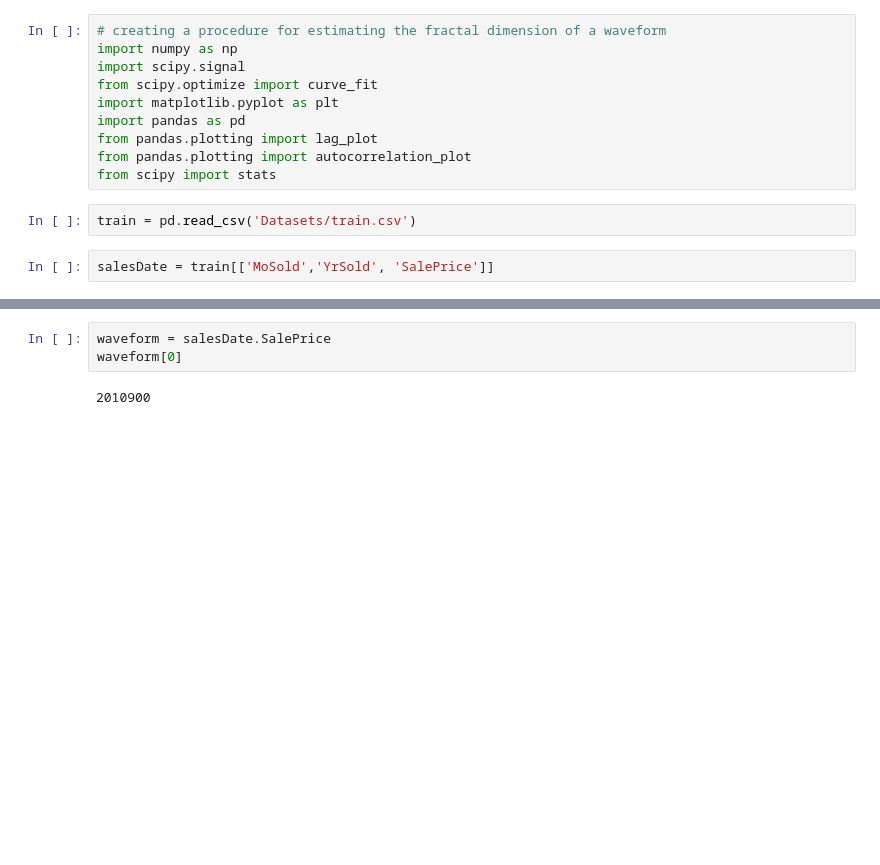
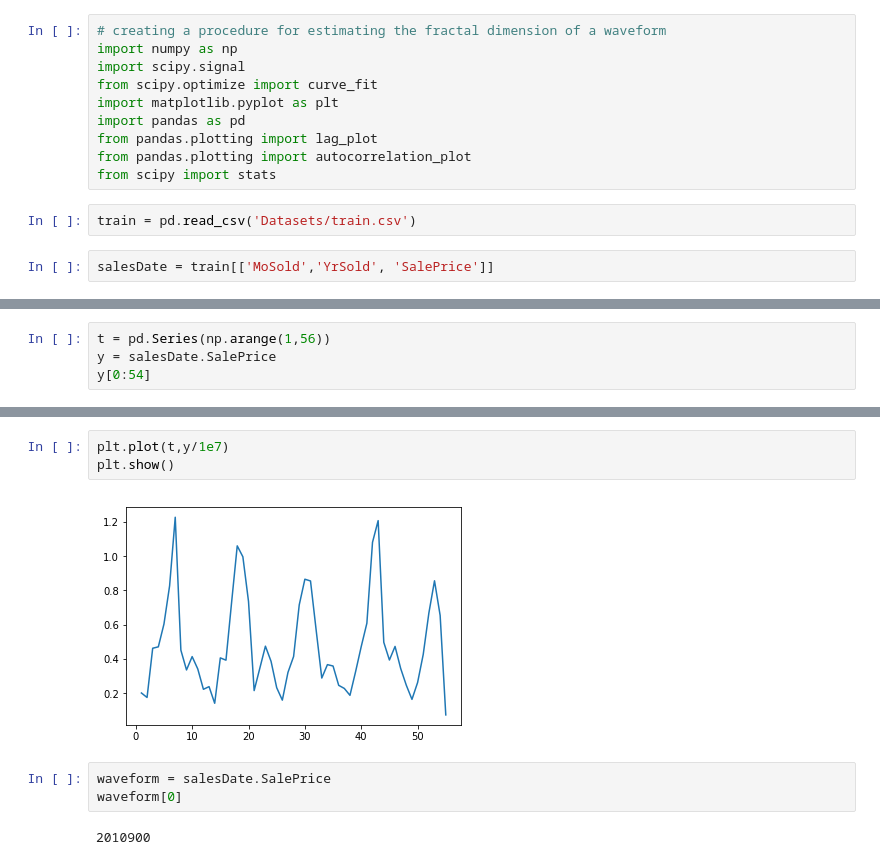
Before and after one commit to reflexiveprophecy/Kaggle_Predict_Ames_Iowa_Housing_Prices, a Jupyter notebook: FractalDimensionWaveform-KaggleHousing.ipynb, the cells around one changed output, grey strips where cells are left out. Saved outputs shown, nothing was run; the diff lists cells and outputs as text; blank space fills up the shorter version.

```diff
--- a/FractalDimensionWaveform-KaggleHousing.ipynb
+++ b/FractalDimensionWaveform-KaggleHousing.ipynb
@@ -42,0 +44,4 @@ salesDate
+# %%
+t = pd.Series(np.arange(1,56))
+y = salesDate.SalePrice
+y[0:54]
@@ -43,3 +66,8 @@ salesDate
+# %%
+plt.plot(t,y/1e7)
+plt.show()
+# %% [output]
+[figure, added]
 # %%
 waveform = salesDate.SalePrice
 waveform[0]
```
Also changed, not shown: parts of 3 cells of this notebook.
